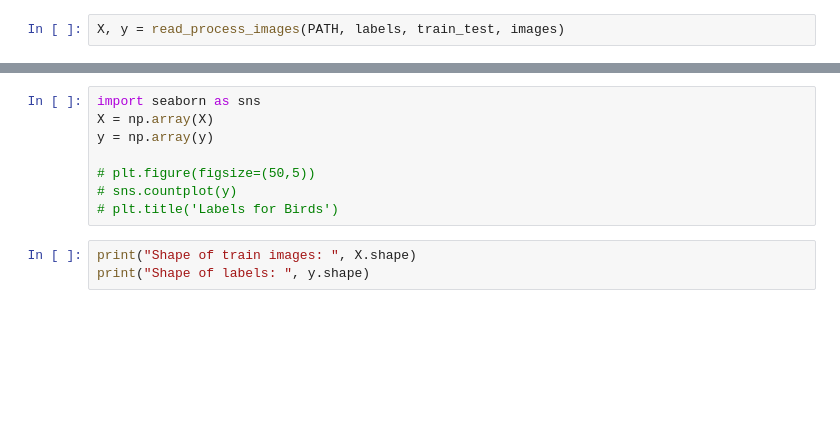
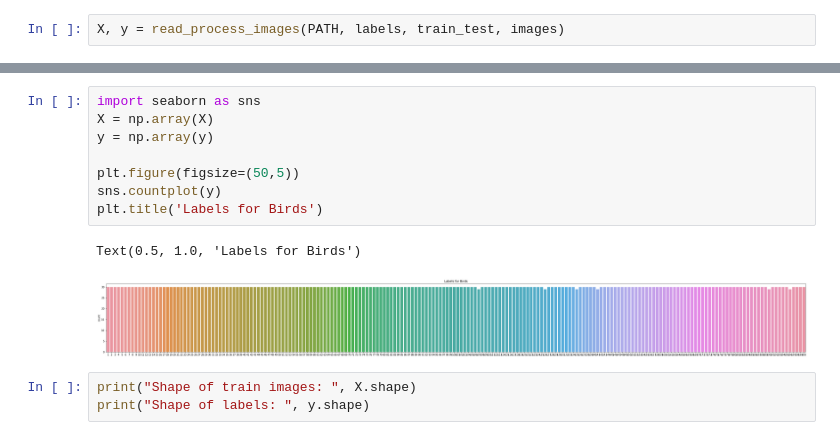
Before and after one commit to eddietseng1129/machine_learning, a Jupyter notebook: Birds_Classification.ipynb, the cells around one changed output, grey strips where cells are left out. Cells and saved outputs as stored; diff of their text form; blank space fills up the shorter version.

```diff
--- a/Birds_Classification.ipynb
+++ b/Birds_Classification.ipynb
@@ -94,11 +96,14 @@ X, y = read_process_images(PATH, labels, train_test, images)
 # %%
 import seaborn as sns
 X = np.array(X)
 y = np.array(y)
 
-# plt.figure(figsize=(50,5))
-# sns.countplot(y)
-# plt.title('Labels for Birds')
+plt.figure(figsize=(50,5))
+sns.countplot(y)
+plt.title('Labels for Birds')
+# %% [output]
+Text(0.5, 1.0, 'Labels for Birds')
+[figure, added]
 # %%
 print("Shape of train images: ", X.shape)
 print("Shape of labels: ", y.shape)
```
Also changed, not shown: parts of 6 cells of this notebook.
